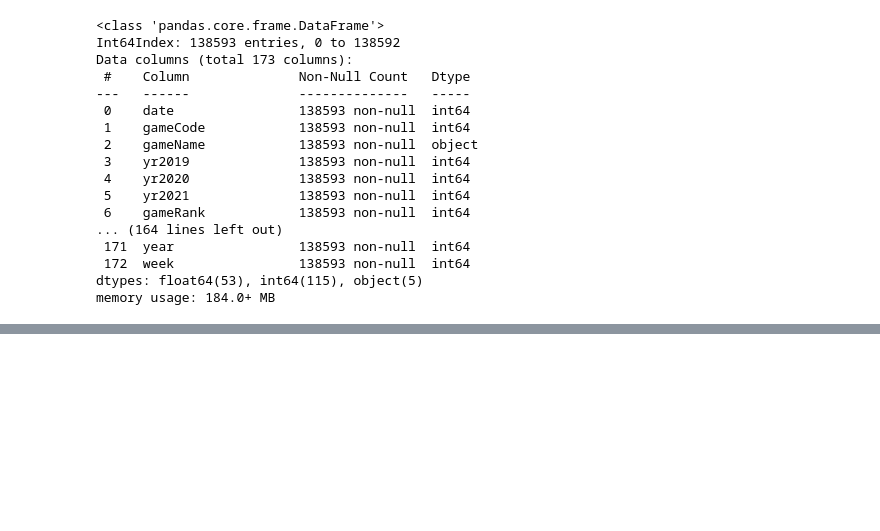
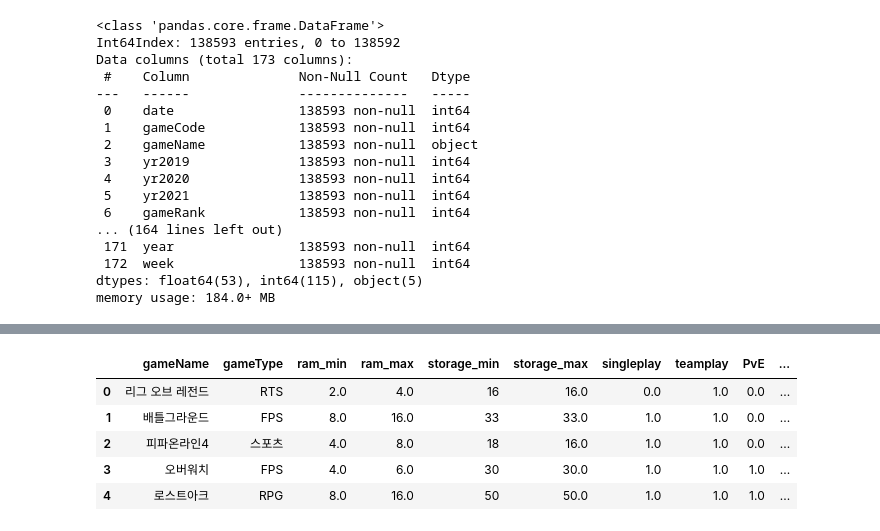
Before and after one commit to suhyeonnnnn/TopicModeling, a Jupyter notebook: merge.ipynb, the cells around one changed output, grey strips where cells are left out. Drawn from its saved outputs; the diff is of its cells as text; code cells hidden in the pictures; blank space fills up the shorter version.

```diff
--- a/merge.ipynb
+++ b/merge.ipynb
@@ -968,0 +1167,10 @@ df6.to_csv("game_master_ver1.csv")
+# %%
+cha = pd.read_csv('gamechr.csv')
+cha.head()
+# %% [output]
+|  | gameName | gameType | ram_min | ram_max | storage_min | storage_max | singleplay | teamplay | PvE | ... |
+| 0 | 리그 오브 레전드 | RTS | 2.0 | 4.0 | 16 | 16.0 | 0.0 | 1.0 | 0.0 | ... |
+| 1 | 배틀그라운드 | FPS | 8.0 | 16.0 | 33 | 33.0 | 1.0 | 1.0 | 0.0 | ... |
+| 2 | 피파온라인4 | 스포츠 | 4.0 | 8.0 | 18 | 16.0 | 1.0 | 1.0 | 0.0 | ... |
+| 3 | 오버워치 | FPS | 4.0 | 6.0 | 30 | 30.0 | 1.0 | 1.0 | 1.0 | ... |
+| 4 | 로스트아크 | RPG | 8.0 | 16.0 | 50 | 50.0 | 1.0 | 1.0 | 1.0 | ... |
```
Also changed, not shown: parts of 45 cells of this notebook, 1 other file.
